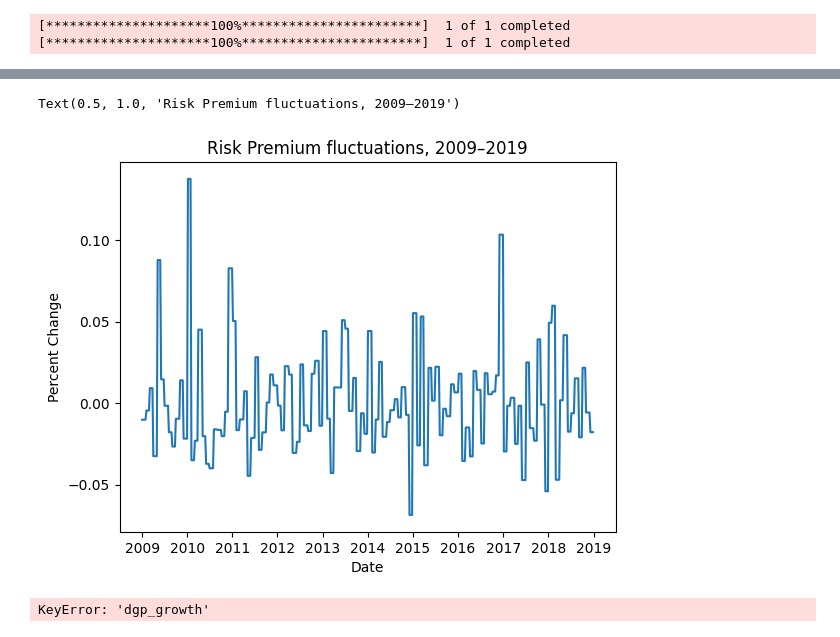
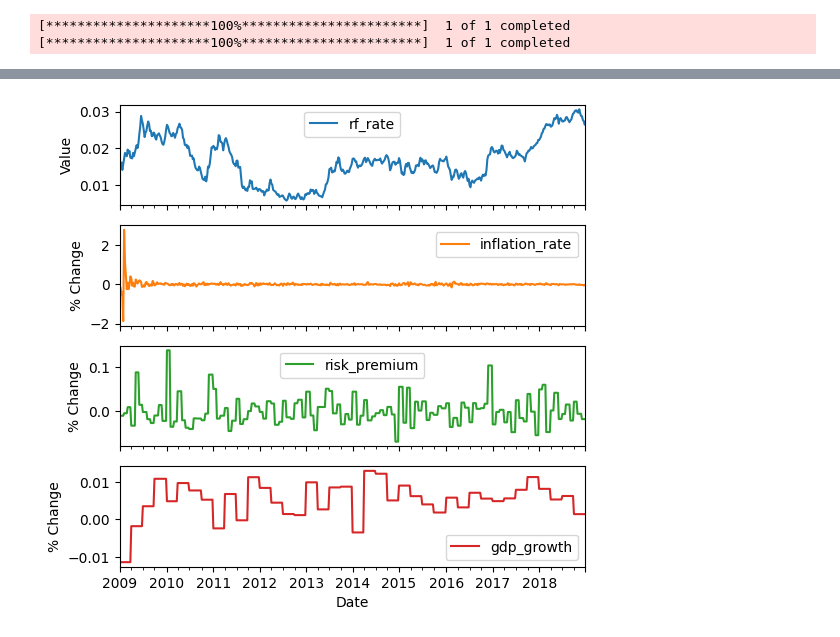
Before and after one commit to KiranReddy0808/Python-Scripts, a Jupyter notebook: Models/apt.ipynb, the cells around one changed output, grey strips where cells are left out. Drawn from its saved outputs; the diff is of its cells as text; code cells hidden in the pictures.

```diff
--- a/Models/apt.ipynb
+++ b/Models/apt.ipynb
@@ -140,6 +146,7 @@ nasdaq_data['Excess_Returns'] = nasdaq_data['Returns'] - factors['rf_rate']['val
 
 # Create a DataFrame with the factors data
 factors_data = pd.DataFrame({
+    'rf_rate': factors['rf_rate']['value'],
     'inflation_rate': factors['inflation_rate']['value'],
     'risk_premium': factors['risk_premium']['value'],
     'gdp_growth': factors['gdp_growth']['value']
@@ -167,22 +154,10 @@ Text(0.5, 1.0, 'Inflation Rate Change, 2009–2019')
-# %%
-# Plot Risk Premium fluctuations
-
-plt.plot(factors['risk_premium']['value'])
-plt.ylabel('Percent Change')
-plt.xlabel('Date')
-plt.title('Risk Premium fluctuations, 2009–2019')
-# %% [output]
-Text(0.5, 1.0, 'Risk Premium fluctuations, 2009–2019')
-[figure, removed]
-# %%
-# GDP Growth Rate
-
-plt.plot(factors['gdp_growth']['value'])
-plt.ylabel('Percent Change')
-plt.xlabel('Date')
-plt.title('GDP Growth Rate, 2009–2019')
-# %% [output]
-KeyError: 'dgp_growth'
+# %%
+factors_plot = factors_data.plot( subplots=True, figsize=(6, 6))
+y_labels = ['Value', '% Change', '% Change', '% Change']
+for factor_plot, label in zip(factors_plot, y_labels):
+    factor_plot.set_ylabel(label)
+# %% [output]
+[figure, added]
 # %%
 import statsmodels.api as sm
 
```
Also changed, not shown: parts of 7 cells of this notebook, 1 other file.
